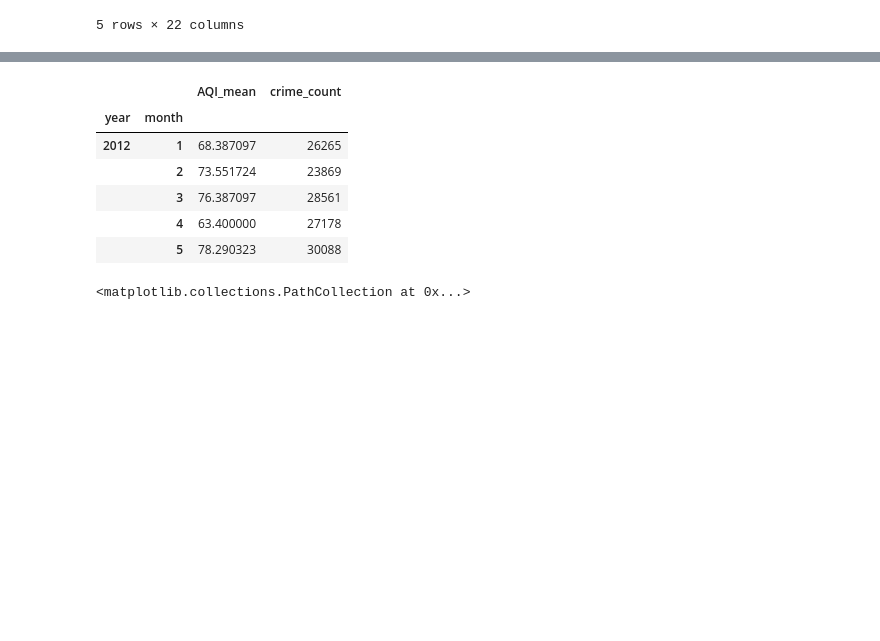
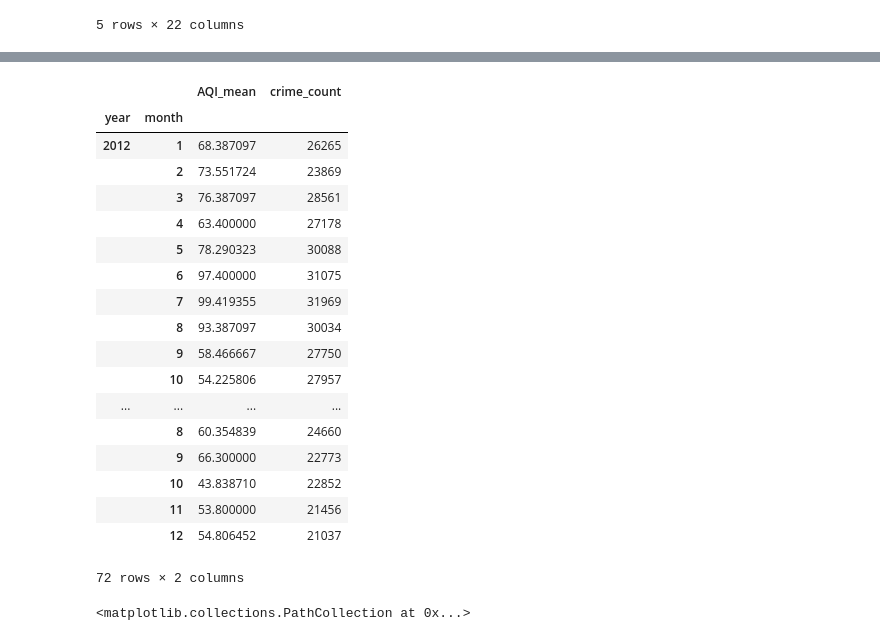
Before and after one commit to AprilW048/Final_Project, a Jupyter notebook: Air Pollution.ipynb, the cells around one changed output, grey strips where cells are left out. Drawn from its saved outputs; the diff is of its cells as text; code cells hidden in the pictures; blank space fills up the shorter version.

```diff
--- a/Air Pollution.ipynb
+++ b/Air Pollution.ipynb
@@ -26,5 +28,34 @@ def generate_year_month(df, colname):
     #df['indextype'] = str(string)
     return df
+# %%
+def city_groupby(df, colname, city_name):
+    '''This function mainly is used to process the AQI data.
+    :param df: dataframe we want to divide base on city name
+    :param colname: the column name in the dataframe saved the city name
+    :param city_name: the specific city name
+    :return: dataframe after filter city and year from 2012 to 2018, group by year and month
+    '''
+    df = df[(df[colname].str.contains(city_name)) & (df.year>=2012) & (df.year<2018)]
+    df = df.groupby(['year','month']).agg({'mean'})
+
+    return df
+# %%
+def crime_count(df, date_colname,per):
+    '''
+    :param df: dataframe we want to count the number of crime
+    :param colname: a string column name in the dataframe saved the date
+    :return: dataframe after adding the column
+    '''
+    df['year'] = df[date_colname].str[6:10].astype(int)
+    df['month'] = df[date_colname].str[0:2].astype(int)
+    df['day'] =  df[date_colname].str[3:5].astype(int)
+    df = df[(df.year>=2012) & (df.year<2018)]
+    if per == 'month':
+        df_per = df[[date_colname,'year', 'month']].groupby(['year', 'month']).count().rename(columns={date_colname:'count'})
+    elif per == 'day':
+        df_per = df[[date_colname,'year', 'month','day']].groupby(['year', 'month','day']).count().rename(columns={date_colname:'count'})
+    #df['indextype'] = str(string)
+    return df_per
 # %%
 airpollution=pd.DataFrame()
 airpollution_dir = './daily_aqi_by_cbsa/daily_aqi_by_cbsa_'
@@ -91,6 +106,6 @@ Chicago_airpollution.head()
 # %%
-chicago_crime = read_indata('./Chicago_crime_2012-2017.csv')
-chicago_crime.head()
+Chicago_crime = read_indata('./Chicago_crime_2012-2017.csv')
+Chicago_crime.head()
 ## count chicago crime
 #chi_crime_per_month = chicago_crime[['ID', 'year', 'month']].groupby(['year', 'month']).size()
 # %% [output]
@@ -125,0 +119,4 @@ chi_crime_per_month.head()
+# %%
+Chicago_crime_per_month = crime_count(Chicago_crime, 'Date', 'month')
+Chicago_crime_per_month.head()
+#crime_count(chicago_crime, 'Date', 'day')
@@ -126,13 +131,26 @@ chi_crime_per_month.head()
 # %%
-crime_airpollution = pd.merge(Chicago_airpollution, chi_crime_per_month,on=['year','month'])
-crime_airpollution.columns=['AQI_mean', 'crime_count']
-crime_airpollution.head()
+Chicago_crime_airpollution = pd.merge(Chicago_airpollution, Chicago_crime_per_month,on=['year','month'])
+Chicago_crime_airpollution.columns=['AQI_mean', 'crime_count']
+
+Chicago_crime_airpollution
 # %% [output]
 |  |  | AQI_mean | crime_count |
 | year | month |  |  |
 | 2012 | 1 | 68.387097 | 26265 |
 |  | 2 | 73.551724 | 23869 |
 |  | 3 | 76.387097 | 28561 |
 |  | 4 | 63.400000 | 27178 |
 |  | 5 | 78.290323 | 30088 |
+|  | 6 | 97.400000 | 31075 |
+|  | 7 | 99.419355 | 31969 |
+|  | 8 | 93.387097 | 30034 |
+|  | 9 | 58.466667 | 27750 |
+|  | 10 | 54.225806 | 27957 |
+| ... | ... | ... | ... |
+|  | 8 | 60.354839 | 24660 |
+|  | 9 | 66.300000 | 22773 |
+|  | 10 | 43.838710 | 22852 |
+|  | 11 | 53.800000 | 21456 |
+|  | 12 | 54.806452 | 21037 |
+72 rows × 2 columns
 # %%
```
Also changed, not shown: parts of 28 cells of this notebook.
